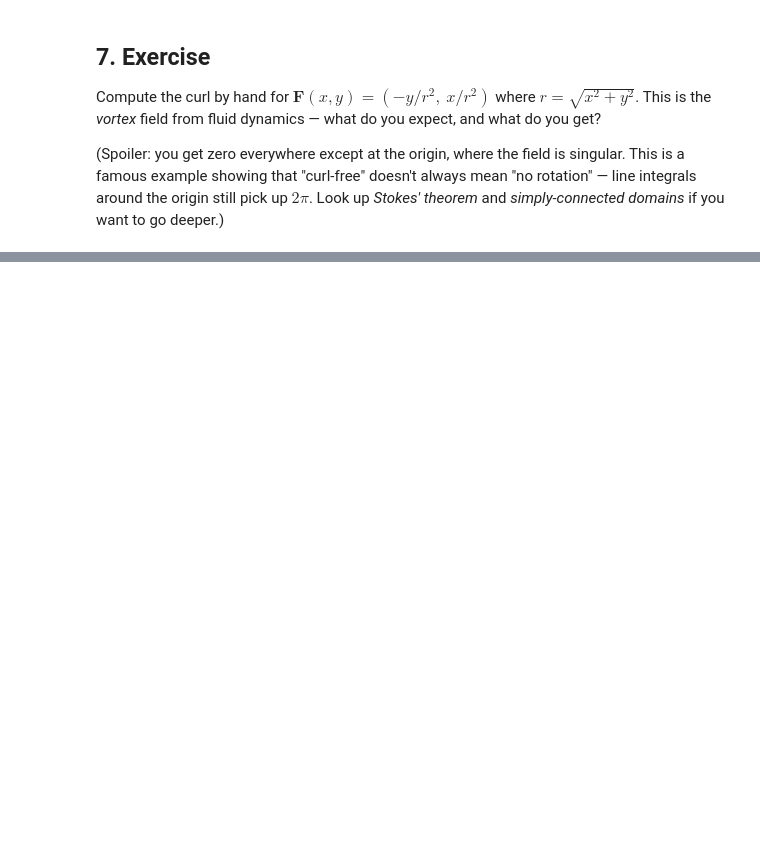
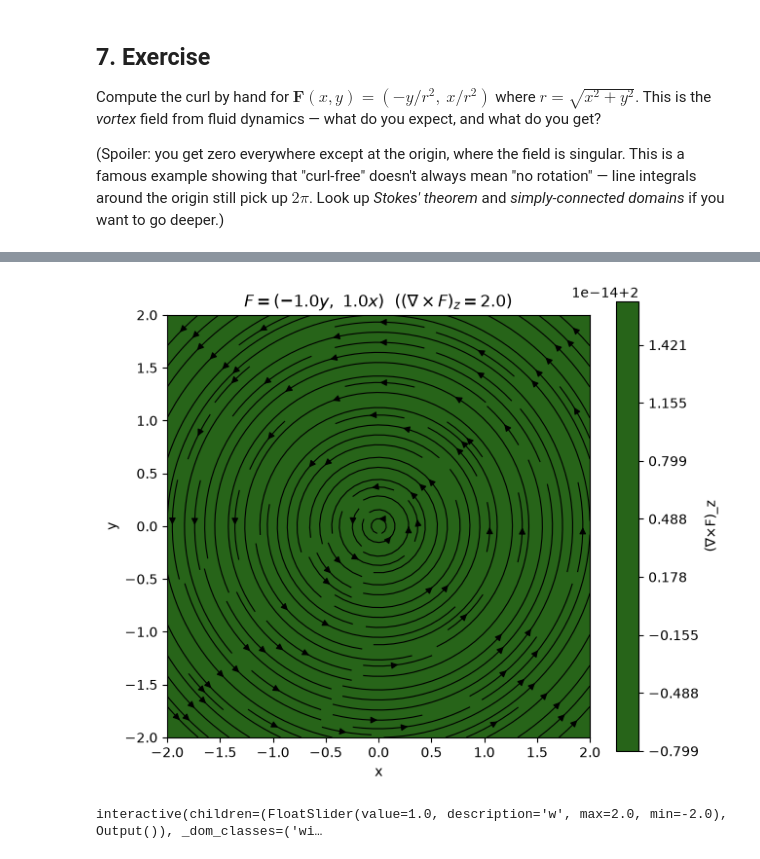
Before and after one commit to FinnTune/del-operator-viz, a Jupyter notebook: notebooks/03_curl.ipynb, the cells around one changed output, grey strips where cells are left out. Saved outputs shown, nothing was run; the diff lists cells and outputs as text; code cells hidden in the pictures; blank space fills up the shorter version.

```diff
--- a/notebooks/03_curl.ipynb
+++ b/notebooks/03_curl.ipynb
@@ -134,0 +156,28 @@ want to go deeper.)
+# %%
+def show_curl(w=1.0):
+    x_vals = np.linspace(-2, 2, 150)
+    y_vals = np.linspace(-2, 2, 150)
+    Xi, Yi = np.meshgrid(x_vals, y_vals)
+    dxi, dyi = x_vals[1] - x_vals[0], y_vals[1] - y_vals[0]
+
+    Fxi, Fyi = -w * Yi, w * Xi
+    curl_i = ops.curl_2d(Fxi, Fyi, dxi, dyi)
+
+    fig = viz.plot_vector_with_curl(
+        Xi, Yi, Fxi, Fyi, curl_i,
+        title=fr"$F=(-{w:.1f}y,\ {w:.1f}x)$  ($(\nabla\times F)_z = {2*w:.1f}$)",
+    )
+    plt.show()
+
+
+# Static baseline at w = 1 (matches the rotation field from section 1)
+show_curl()
+# %% [output]
+[figure, added]
+# %%
+interact(
+    show_curl,
+    w=widgets.FloatSlider(value=1.0, min=-2.0, max=2.0, step=0.1, description="w"),
+);
+# %% [output]
+interactive(children=(FloatSlider(value=1.0, description='w', max=2.0, min=-2.0), Output()), _dom_classes=('wi…
```
Also changed, not shown: parts of 6 cells of this notebook, 8 other files.
